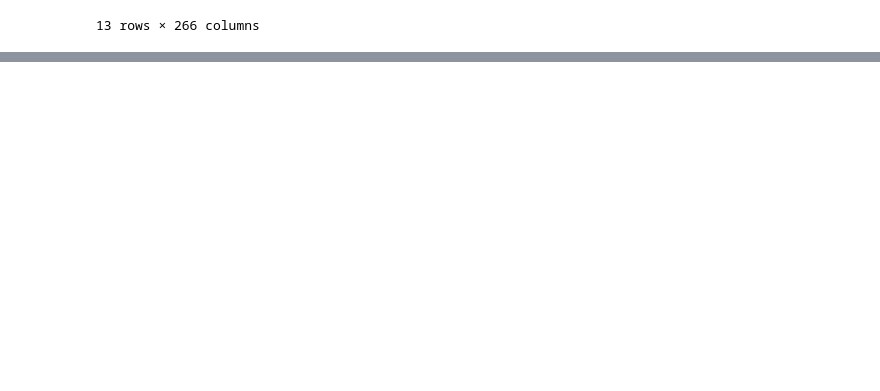
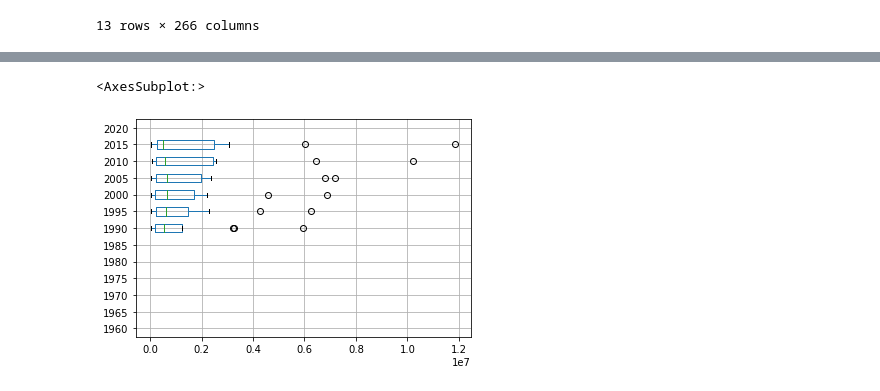
Before and after one commit to tan-lights/ADS1-Assignment-2, a Jupyter notebook: ADS1 Assignment 2 - Tanvir Ahmed.ipynb, the cells around one changed output, grey strips where cells are left out. Saved outputs shown, nothing was run; the diff lists cells and outputs as text; code cells hidden in the pictures; blank space fills up the shorter version.

```diff
--- a/ADS1 Assignment 2 - Tanvir Ahmed.ipynb
+++ b/ADS1 Assignment 2 - Tanvir Ahmed.ipynb
@@ -34,5 +35,5 @@ def wb_data(indicator_id):
 
     return(df, df.T)
 # %%
-df_emission = wb_data(greenhouse_emission_ind)
+df_CO2 = wb_data(greenhouse_emission_ind)
 # %%
@@ -105,6 +128,6 @@ df_emission[0]
 # %%
-df_emission[1].columns = country_names['Country Name']
-df_emission[1]
+df_CO2[1].columns = country_names['Country Name']
+df_CO2[1]
 # %% [output]
 | Country Name | Aruba | Africa Eastern and Southern | Afghanistan | Africa Western and Central | Angola | Albania | Andorra | ... |
 | Year |  |  |  |  |  |  |  | ... |
@@ -166,0 +156,3 @@ most_CO2.iloc[0:10][['1990', '2000', '2005', '2010', '2015', '2020']]
+# %%
+countries_of_interest = ['Bangladesh', 'Brazil', 'Canada', 'China', 'Ecuador', 'France', 'India',
+                         'Nigeria', 'Russia', 'South Africa', 'Sweden', 'United Kingdom', 'United States', 'World']
@@ -166,0 +180,5 @@ most_CO2.iloc[0:10][['1990', '2000', '2005', '2010', '2015', '2020']]
+# %%
+df_CO2[0].loc[countries_of_interest].drop('World').boxplot(vert=False)
+# %% [output]
+<AxesSubplot:>
+[figure, added]
```
Also changed, not shown: parts of 35 cells of this notebook.
